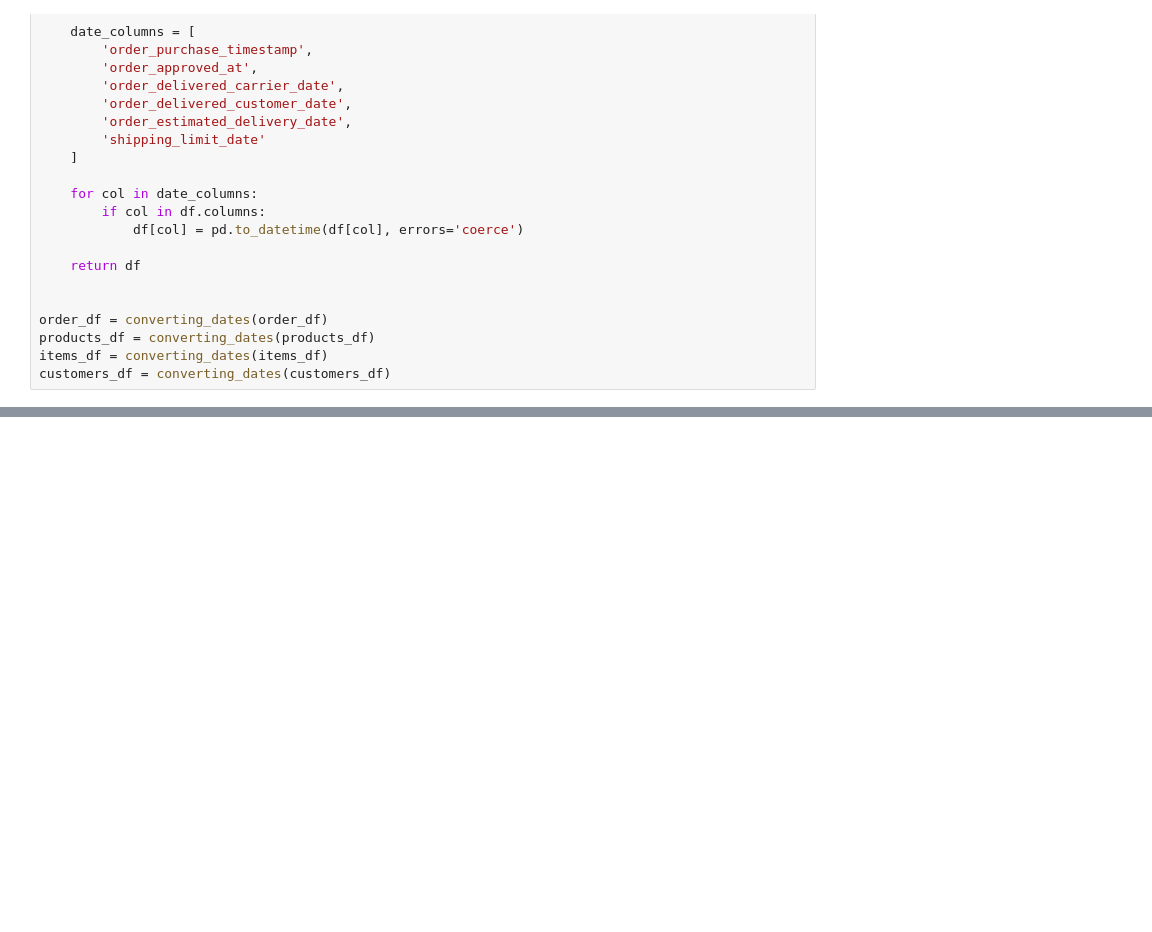
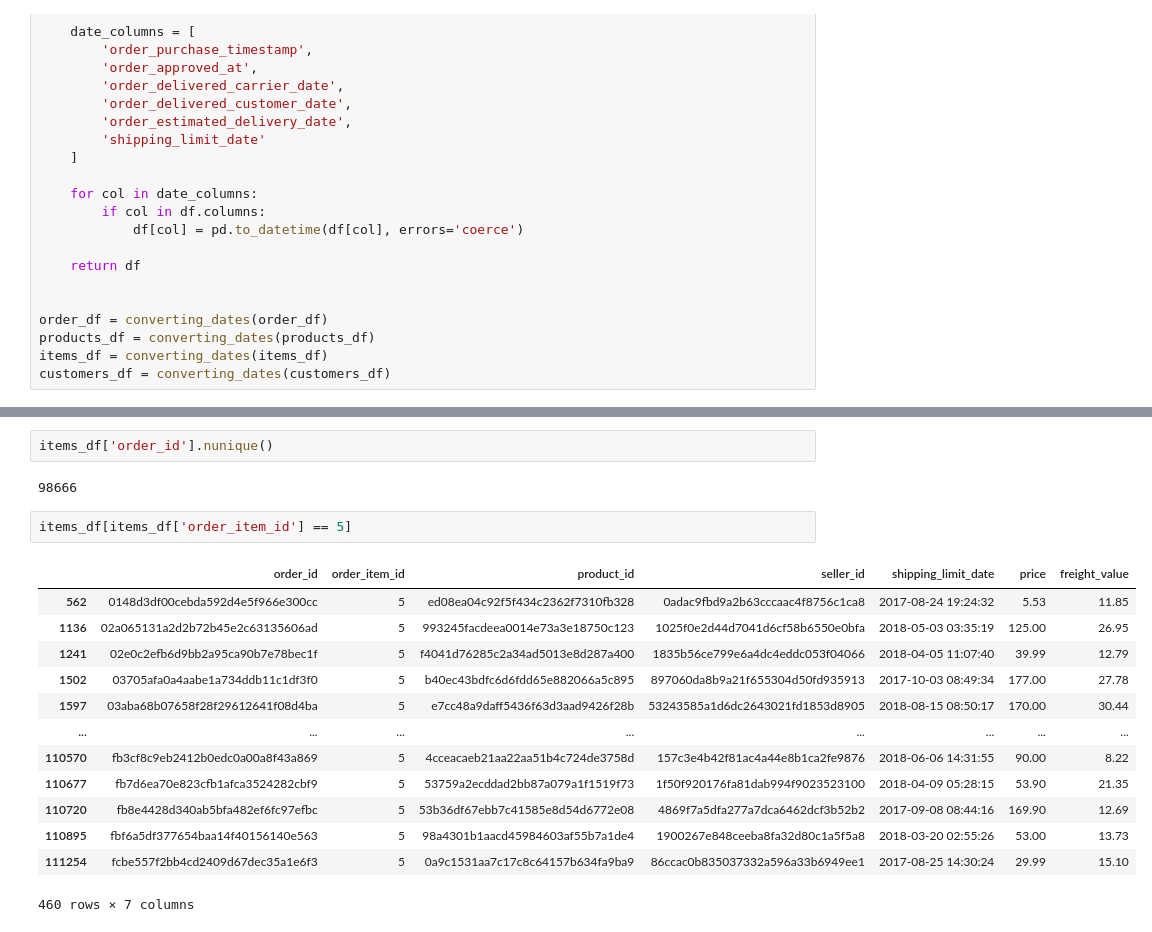
Before and after one commit to Rayyan-2205/ecommerce-sales-analytics, a Jupyter notebook: notebook/analysis.ipynb, the cells around one changed output, grey strips where cells are left out. Saved outputs shown, nothing was run; the diff lists cells and outputs as text; blank space fills up the shorter version.

```diff
--- a/notebook/analysis.ipynb
+++ b/notebook/analysis.ipynb
@@ -274,0 +434,20 @@ customers_df = converting_dates(customers_df)
+# %%
+items_df['order_id'].nunique()
+# %% [output]
+98666
+# %%
+items_df[items_df['order_item_id'] == 5]
+# %% [output]
+|  | order_id | order_item_id | product_id | seller_id | shipping_limit_date | price | freight_value |
+| 562 | 0148d3df00cebda592d4e5f966e300cc | 5 | ed08ea04c92f5f434c2362f7310fb328 | 0adac9fbd9a2b63cccaac4f8756c1ca8 | 2017-08-24 19:24:32 | 5.53 | 11.85 |
+| 1136 | 02a065131a2d2b72b45e2c63135606ad | 5 | 993245facdeea0014e73a3e18750c123 | 1025f0e2d44d7041d6cf58b6550e0bfa | 2018-05-03 03:35:19 | 125.00 | 26.95 |
+| 1241 | 02e0c2efb6d9bb2a95ca90b7e78bec1f | 5 | f4041d76285c2a34ad5013e8d287a400 | 1835b56ce799e6a4dc4eddc053f04066 | 2018-04-05 11:07:40 | 39.99 | 12.79 |
+| 1502 | 03705afa0a4aabe1a734ddb11c1df3f0 | 5 | b40ec43bdfc6d6fdd65e882066a5c895 | 897060da8b9a21f655304d50fd935913 | 2017-10-03 08:49:34 | 177.00 | 27.78 |
+| 1597 | 03aba68b07658f28f29612641f08d4ba | 5 | e7cc48a9daff5436f63d3aad9426f28b | 53243585a1d6dc2643021fd1853d8905 | 2018-08-15 08:50:17 | 170.00 | 30.44 |
+| ... | ... | ... | ... | ... | ... | ... | ... |
+| 110570 | fb3cf8c9eb2412b0edc0a00a8f43a869 | 5 | 4cceacaeb21aa22aa51b4c724de3758d | 157c3e4b42f81ac4a44e8b1ca2fe9876 | 2018-06-06 14:31:55 | 90.00 | 8.22 |
+| 110677 | fb7d6ea70e823cfb1afca3524282cbf9 | 5 | 53759a2ecddad2bb87a079a1f1519f73 | 1f50f920176fa81dab994f9023523100 | 2018-04-09 05:28:15 | 53.90 | 21.35 |
+| 110720 | fb8e4428d340ab5bfa482ef6fc97efbc | 5 | 53b36df67ebb7c41585e8d54d6772e08 | 4869f7a5dfa277a7dca6462dcf3b52b2 | 2017-09-08 08:44:16 | 169.90 | 12.69 |
+| 110895 | fbf6a5df377654baa14f40156140e563 | 5 | 98a4301b1aacd45984603af55b7a1de4 | 1900267e848ceeba8fa32d80c1a5f5a8 | 2018-03-20 02:55:26 | 53.00 | 13.73 |
+| 111254 | fcbe557f2bb4cd2409d67dec35a1e6f3 | 5 | 0a9c1531aa7c17c8c64157b634fa9ba9 | 86ccac0b835037332a596a33b6949ee1 | 2017-08-25 14:30:24 | 29.99 | 15.10 |
+460 rows × 7 columns
```
Also changed, not shown: parts of 37 cells of this notebook, 1 other file.
